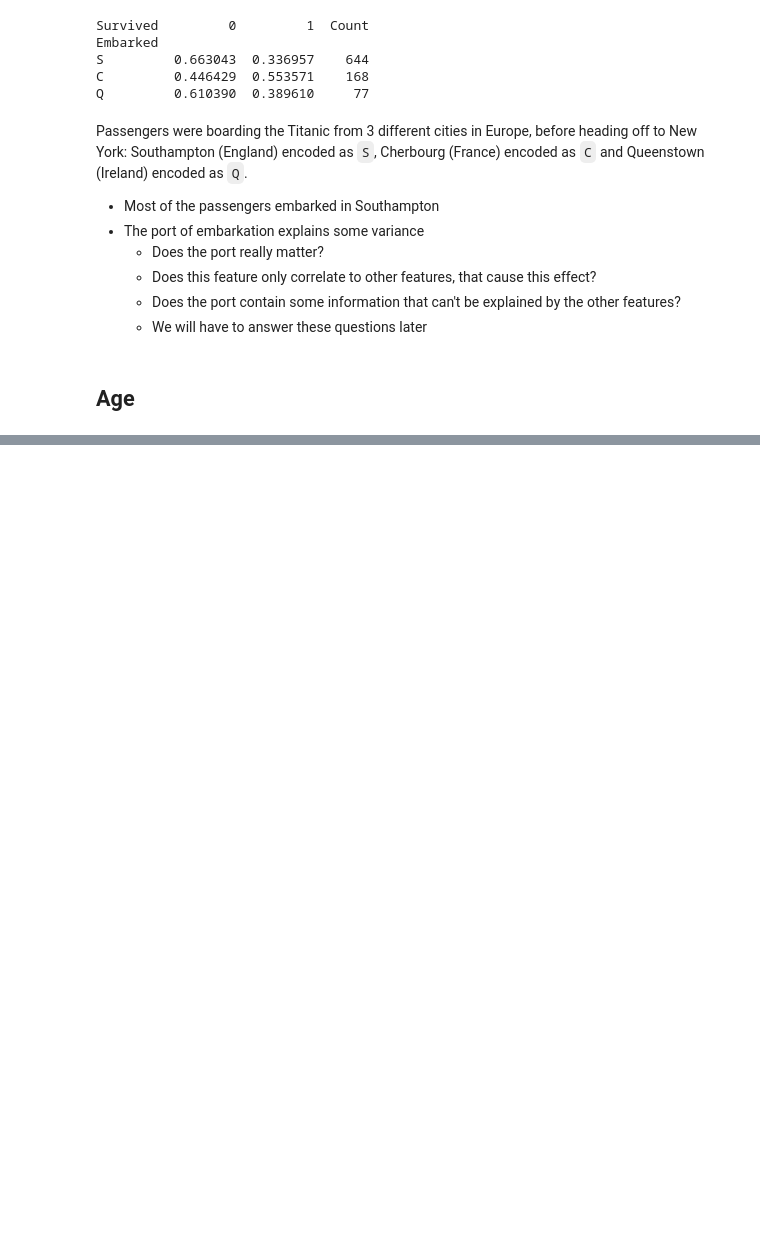
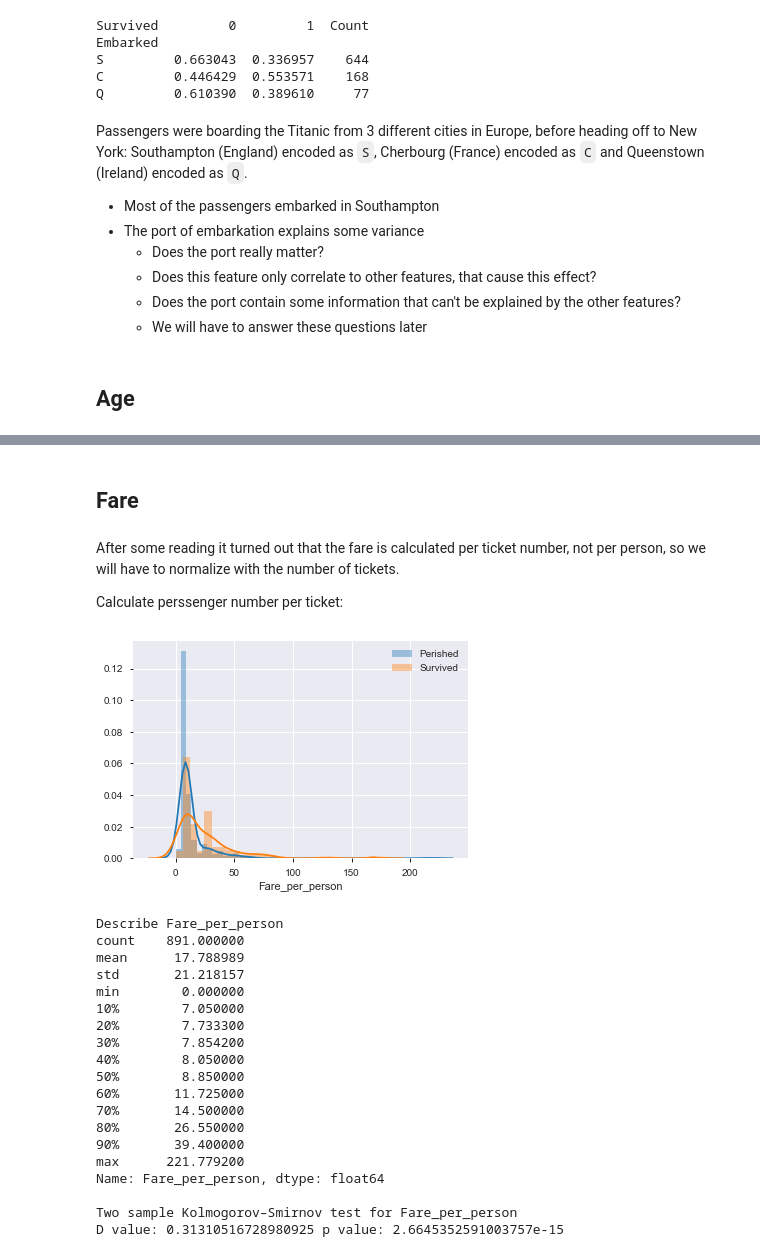
Before and after one commit to gergelyBognar/titanic, a Jupyter notebook: titanic.ipynb, the cells around one changed output, grey strips where cells are left out. Saved outputs shown, nothing was run; the diff lists cells and outputs as text; code cells hidden in the pictures; blank space fills up the shorter version.

Commit message:
Fare and passenger per ticket

```diff
--- a/titanic.ipynb
+++ b/titanic.ipynb
@@ -223,0 +273,3 @@ plt.legend()
+# %%
+df_train["Age_binned_explore"] = pd.cut(df_train["Age"], 20)
+dependency_categorical(df_train["Age_binned_explore"], df_train[label_name], binned=True)
@@ -223,0 +311,9 @@ plt.legend()
+# %%
+df_pessenger_per_ticket = (
+    df_train
+    .groupby("Ticket")
+    .agg({"Count": "count"})
+    .reset_index()
+    .rename({"Count": "Passenger_per_ticket"}, axis=1)
+)
+df_train = df_train.merge(df_pessenger_per_ticket, on="Ticket", how="left")
@@ -223,0 +333,31 @@ plt.legend()
+# %% [markdown]
+## Fare
+# %% [markdown]
+After some reading it turned out that the fare is calculated per ticket number, not per person, so we will have to normalize with the number of tickets.
+
+Calculate perssenger number per ticket:
+# %%
+df_train["Fare_per_person"] = df_train["Fare"] / df_train["Passenger_per_ticket"]
+# %%
+dependency_numerical(df_train, "Fare_per_person", label_name)
+# %% [output]
+[figure, added]
+Describe Fare_per_person
+count    891.000000
+mean      17.788989
+std       21.218157
+min        0.000000
+10%        7.050000
+20%        7.733300
+30%        7.854200
+40%        8.050000
+50%        8.850000
+60%       11.725000
+70%       14.500000
+80%       26.550000
+90%       39.400000
+max      221.779200
+Name: Fare_per_person, dtype: float64
+
+Two sample Kolmogorov–Smirnov test for Fare_per_person
+D value: 0.31310516728980925 p value: 2.6645352591003757e-15
```
Also changed, not shown: parts of 20 cells of this notebook.
